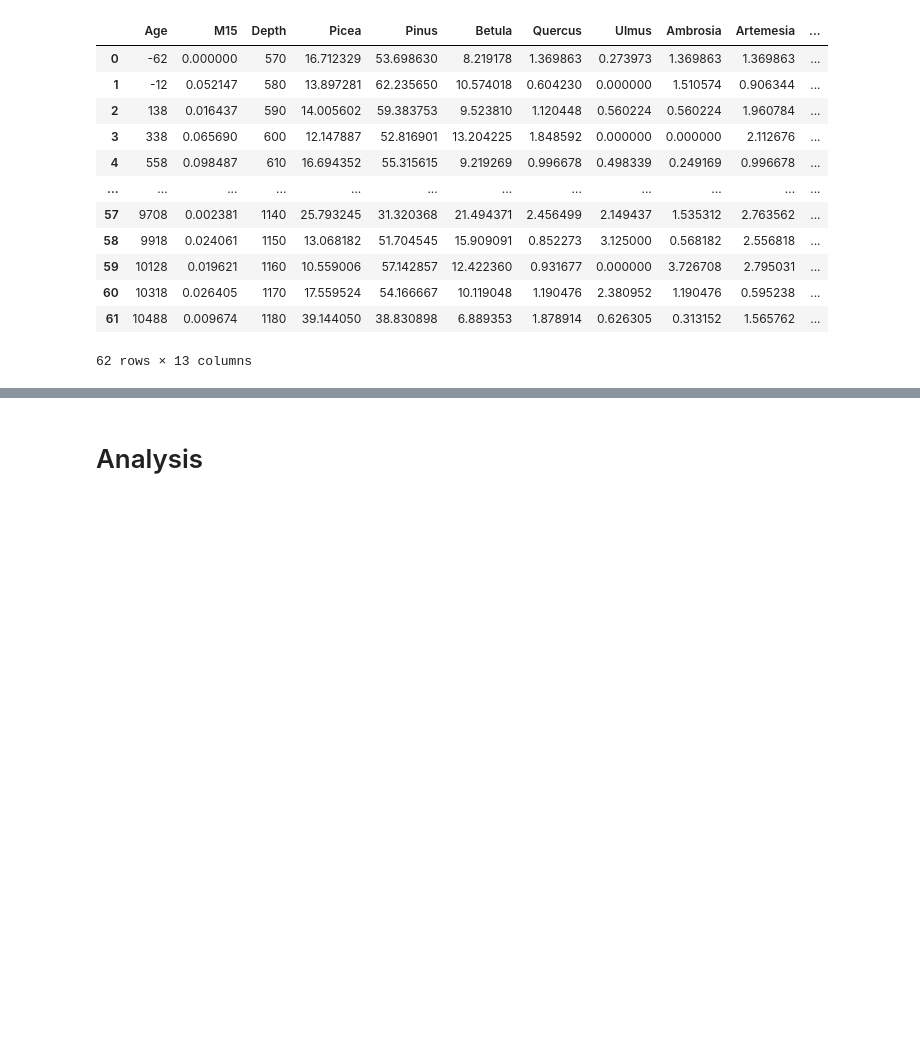
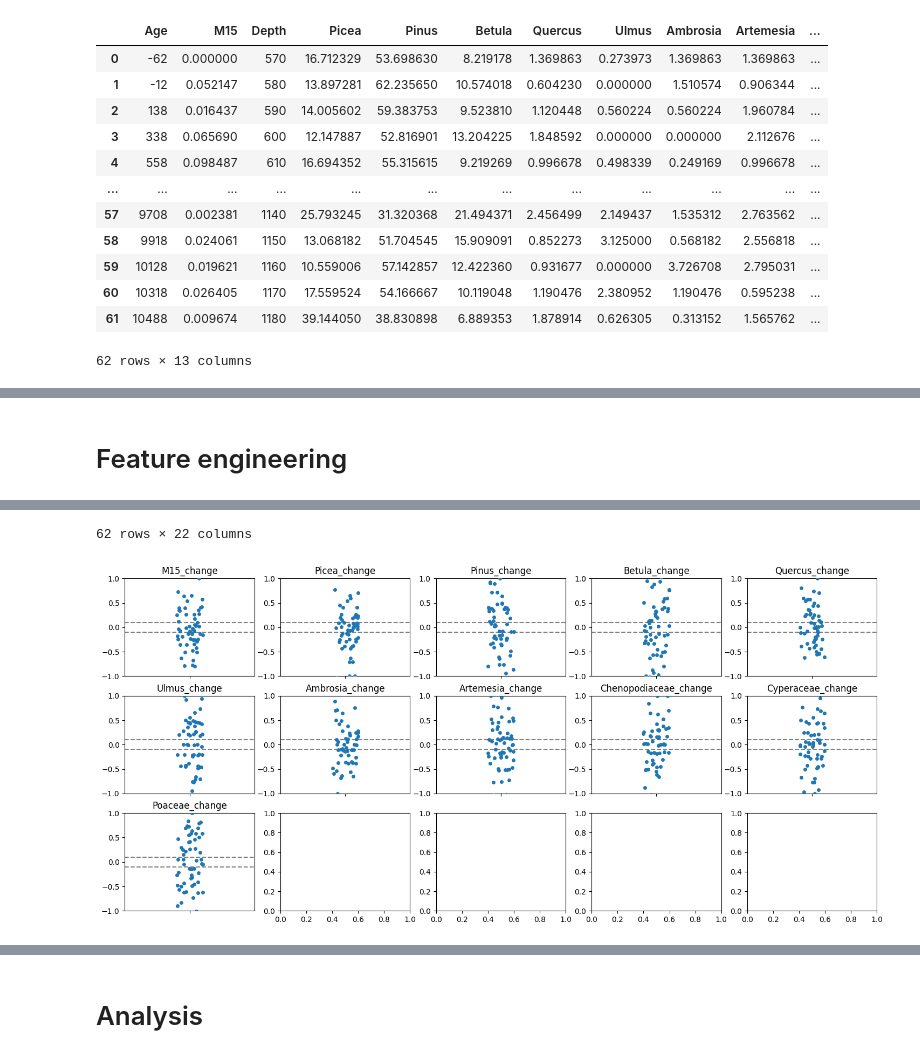
Before and after one commit to Tony-sama/boreal-forest, a Jupyter notebook: 1_data_processing.ipynb, the cells around one changed output, grey strips where cells are left out. Saved outputs shown, nothing was run; the diff lists cells and outputs as text; code cells hidden in the pictures; blank space fills up the shorter version.

```diff
--- a/1_data_processing.ipynb
+++ b/1_data_processing.ipynb
@@ -168,0 +192,32 @@ display(df)
+# %% [markdown]
+# Feature engineering
+# %%
+ncols = 5
+nrows = math.ceil(len([col for col in df.columns]) / ncols)
+
+fig, my_grid = plt.subplots(nrows=nrows, ncols=ncols, figsize=(18,8))
+fig_id = 0
+# Compute change between time step
+for col in df.columns:
+    # Compute change
+    df[col+"_prev"] = df[col].shift(1).iloc[1:]
+    df[col+"_change"] = df[col] - df[col+"_prev"]
+    #df = df.drop(columns=TARGET)
+    df[col+"_change"] = df[col+"_change"] / df[col+"_change"].abs().quantile(0.9)
+
+    ax = my_grid[int(fig_id / ncols)][fig_id % ncols]
+    g = sns.stripplot (data=df, y=col+"_change", legend=False, ax=ax)
+    ax.set(ylabel="")
+    ax.set(ylim=(-1, 1))
+    ax.axhline(MIN_UP,color='gray',ls='--')
+    ax.axhline(MIN_DOWN,color='gray',ls='--')
+    ax.title.set_text(col+"_change")
+    df = df.drop(columns=col+"_prev")
+
+    # Discretize change
+    df[col+"_change"] = df[col+"_change"].apply(lambda x: -1 if x < MIN_DOWN else 0 if x < MIN_UP else 1)
+
+    fig_id += 1
+
+df
+# %% [output]
@@ -169 +236,3 @@ display(df)
+62 rows × 22 columns
+[figure, added]
 # %%
```
Also changed, not shown: parts of 14 cells of this notebook, 4 other files.
